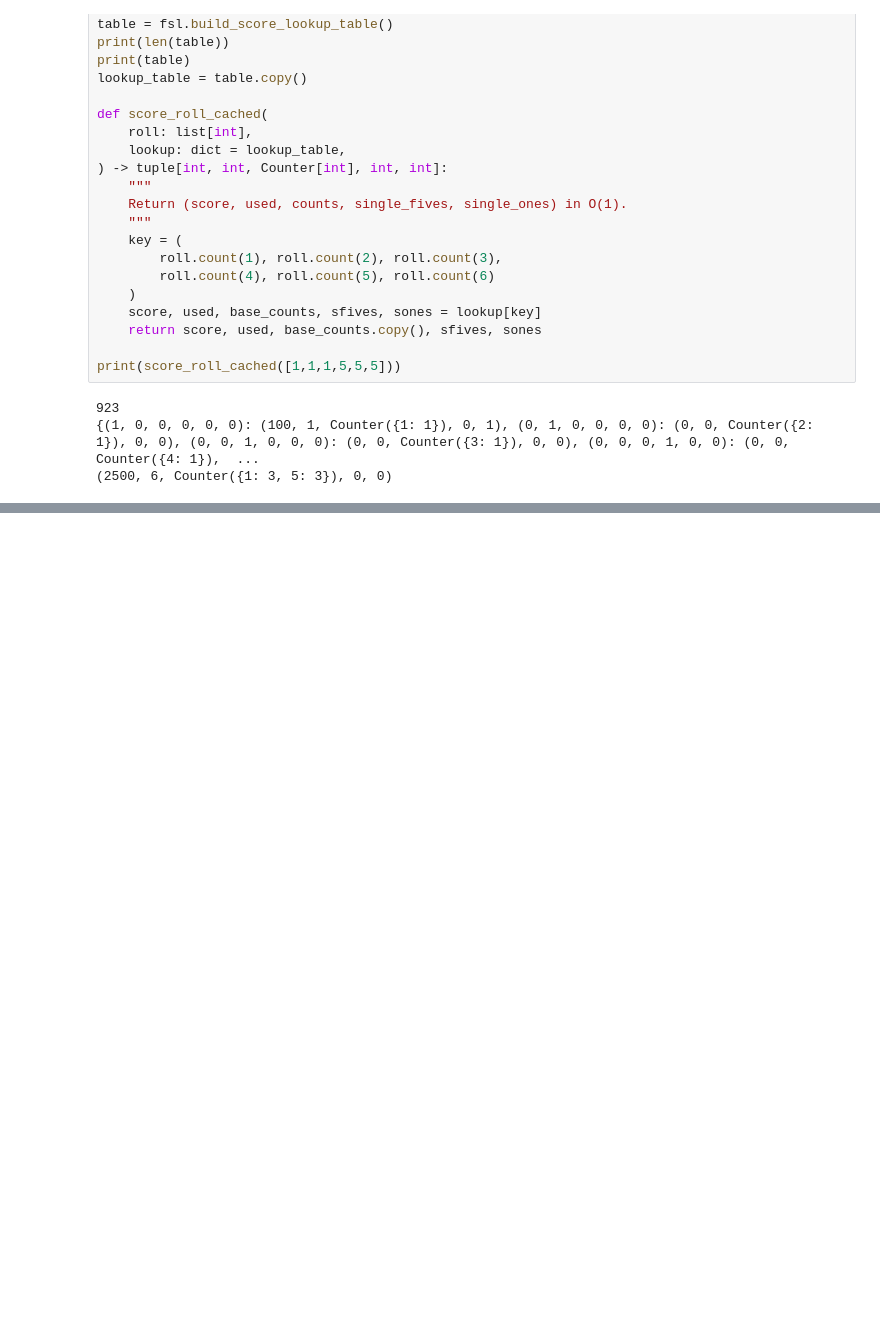
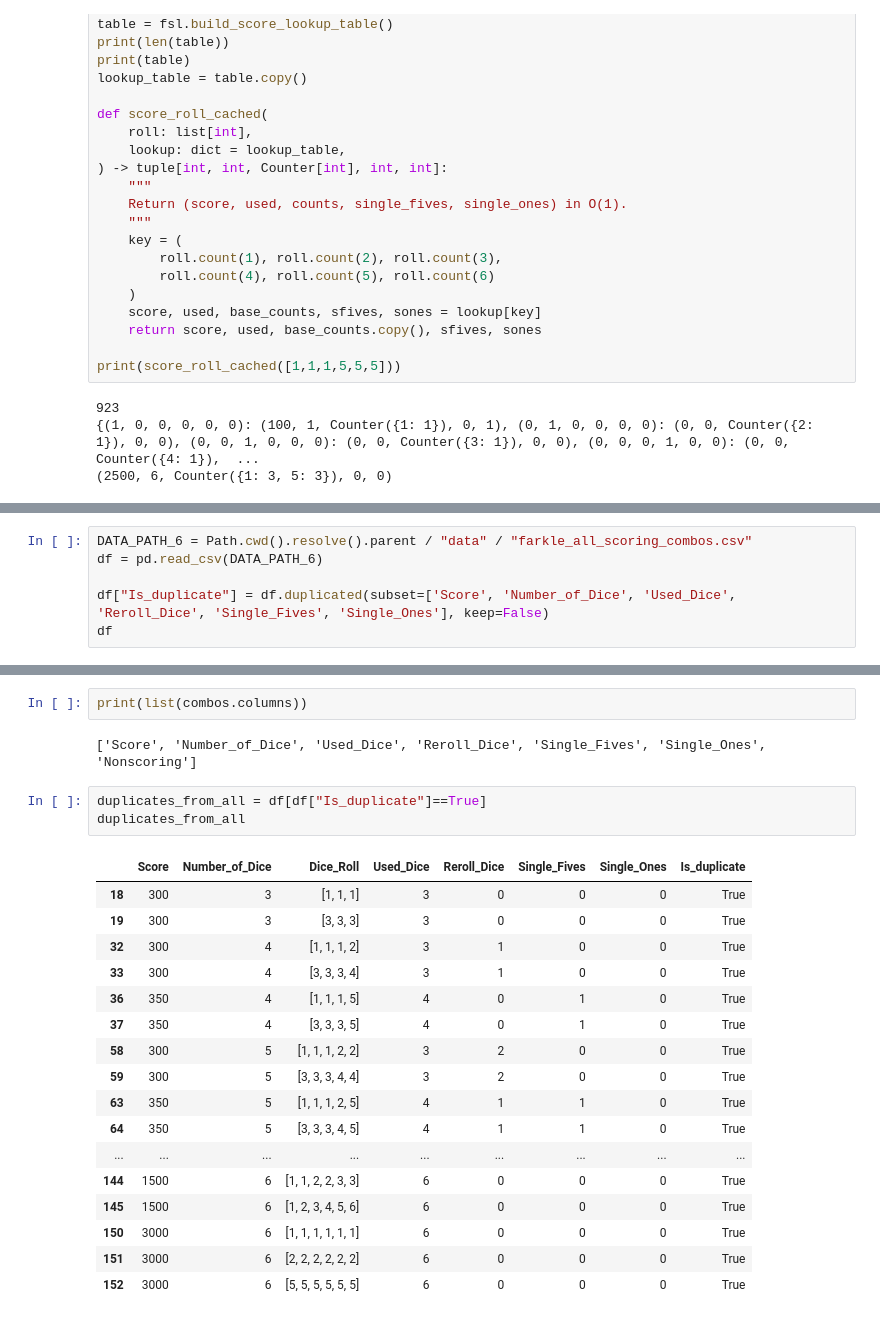
Before and after one commit to Isaac-McPadden/Farkle_II, a Jupyter notebook: Notebooks/FarkleMkII.ipynb, the cells around one changed output, grey strips where cells are left out. Drawn from its saved outputs; the diff is of its cells as text; blank space fills up the shorter version.

```diff
--- a/Notebooks/FarkleMkII.ipynb
+++ b/Notebooks/FarkleMkII.ipynb
@@ -48,0 +359,6 @@ print(score_roll_cached([1,1,1,5,5,5]))
+# %%
+DATA_PATH_6 = Path.cwd().resolve().parent / "data" / "farkle_all_scoring_combos.csv"
+df = pd.read_csv(DATA_PATH_6)
+
+df["Is_duplicate"] = df.duplicated(subset=['Score', 'Number_of_Dice', 'Used_Dice', 'Reroll_Dice', 'Single_Fives', 'Single_Ones'], keep=False)
+df
@@ -48,0 +379,25 @@ print(score_roll_cached([1,1,1,5,5,5]))
+# %%
+print(list(combos.columns))
+# %% [output]
+['Score', 'Number_of_Dice', 'Used_Dice', 'Reroll_Dice', 'Single_Fives', 'Single_Ones', 'Nonscoring']
+# %%
+duplicates_from_all = df[df["Is_duplicate"]==True]
+duplicates_from_all
+# %% [output]
+|  | Score | Number_of_Dice | Dice_Roll | Used_Dice | Reroll_Dice | Single_Fives | Single_Ones | Is_duplicate |
+| 18 | 300 | 3 | [1, 1, 1] | 3 | 0 | 0 | 0 | True |
+| 19 | 300 | 3 | [3, 3, 3] | 3 | 0 | 0 | 0 | True |
+| 32 | 300 | 4 | [1, 1, 1, 2] | 3 | 1 | 0 | 0 | True |
+| 33 | 300 | 4 | [3, 3, 3, 4] | 3 | 1 | 0 | 0 | True |
+| 36 | 350 | 4 | [1, 1, 1, 5] | 4 | 0 | 1 | 0 | True |
+| 37 | 350 | 4 | [3, 3, 3, 5] | 4 | 0 | 1 | 0 | True |
+| 58 | 300 | 5 | [1, 1, 1, 2, 2] | 3 | 2 | 0 | 0 | True |
+| 59 | 300 | 5 | [3, 3, 3, 4, 4] | 3 | 2 | 0 | 0 | True |
+| 63 | 350 | 5 | [1, 1, 1, 2, 5] | 4 | 1 | 1 | 0 | True |
+| 64 | 350 | 5 | [3, 3, 3, 4, 5] | 4 | 1 | 1 | 0 | True |
+| ... | ... | ... | ... | ... | ... | ... | ... | ... |
+| 144 | 1500 | 6 | [1, 1, 2, 2, 3, 3] | 6 | 0 | 0 | 0 | True |
+| 145 | 1500 | 6 | [1, 2, 3, 4, 5, 6] | 6 | 0 | 0 | 0 | True |
+| 150 | 3000 | 6 | [1, 1, 1, 1, 1, 1] | 6 | 0 | 0 | 0 | True |
+| 151 | 3000 | 6 | [2, 2, 2, 2, 2, 2] | 6 | 0 | 0 | 0 | True |
+| 152 | 3000 | 6 | [5, 5, 5, 5, 5, 5] | 6 | 0 | 0 | 0 | True |
```
Also changed, not shown: parts of 23 cells of this notebook, 7 other files.
